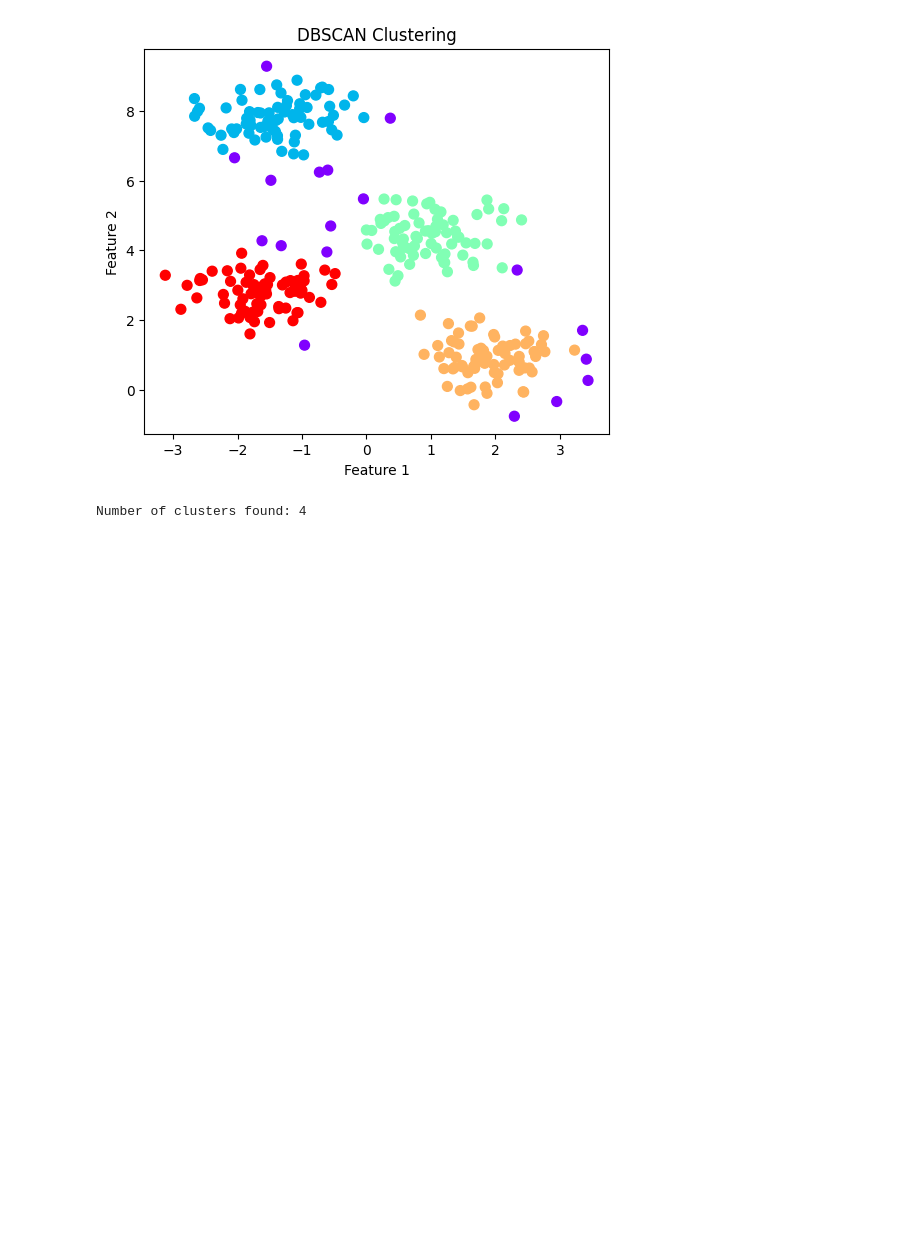
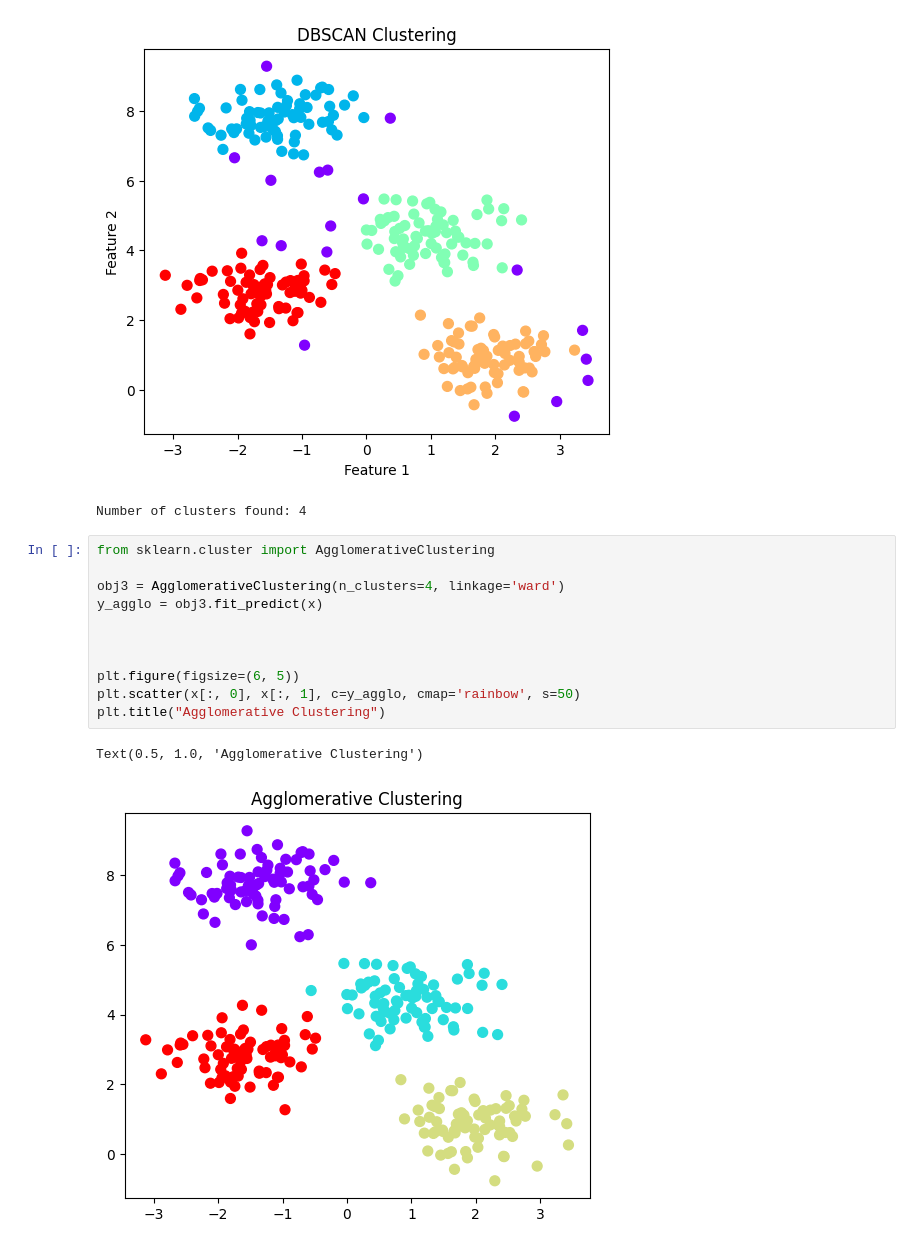
Before and after one commit to kashishver-ma/aiml-concepts, a Jupyter notebook: ml/supervised/unsupervised/K-means/kmeans.ipynb, the cells around one changed output. Drawn from its saved outputs; the diff is of its cells as text; blank space fills up the shorter version.

```diff
--- a/ml/supervised/unsupervised/K-means/kmeans.ipynb
+++ b/ml/supervised/unsupervised/K-means/kmeans.ipynb
@@ -74,3 +74,17 @@ print("Number of clusters found:", n_clusters)
 # %% [output]
 [figure]
 Number of clusters found: 4
+# %%
+from sklearn.cluster import AgglomerativeClustering
+
+obj3 = AgglomerativeClustering(n_clusters=4, linkage='ward')
+y_agglo = obj3.fit_predict(x)
+
+
+
+plt.figure(figsize=(6, 5))
+plt.scatter(x[:, 0], x[:, 1], c=y_agglo, cmap='rainbow', s=50)
+plt.title("Agglomerative Clustering")
+# %% [output]
+Text(0.5, 1.0, 'Agglomerative Clustering')
+[figure, added]
```
Also changed, not shown: 2 other files.
